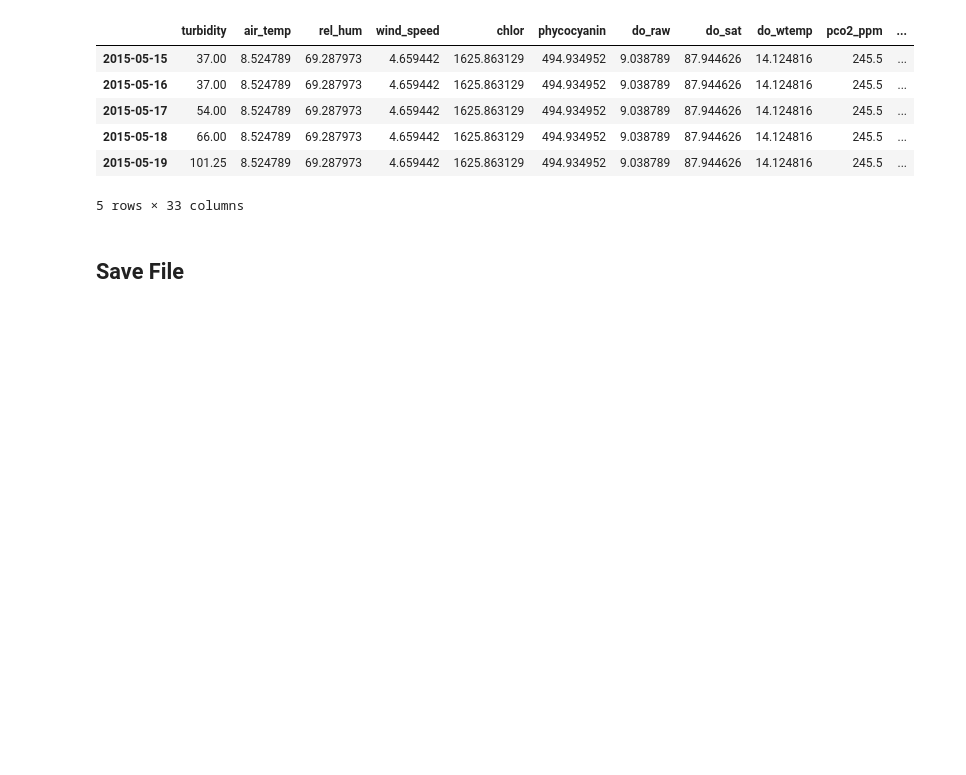
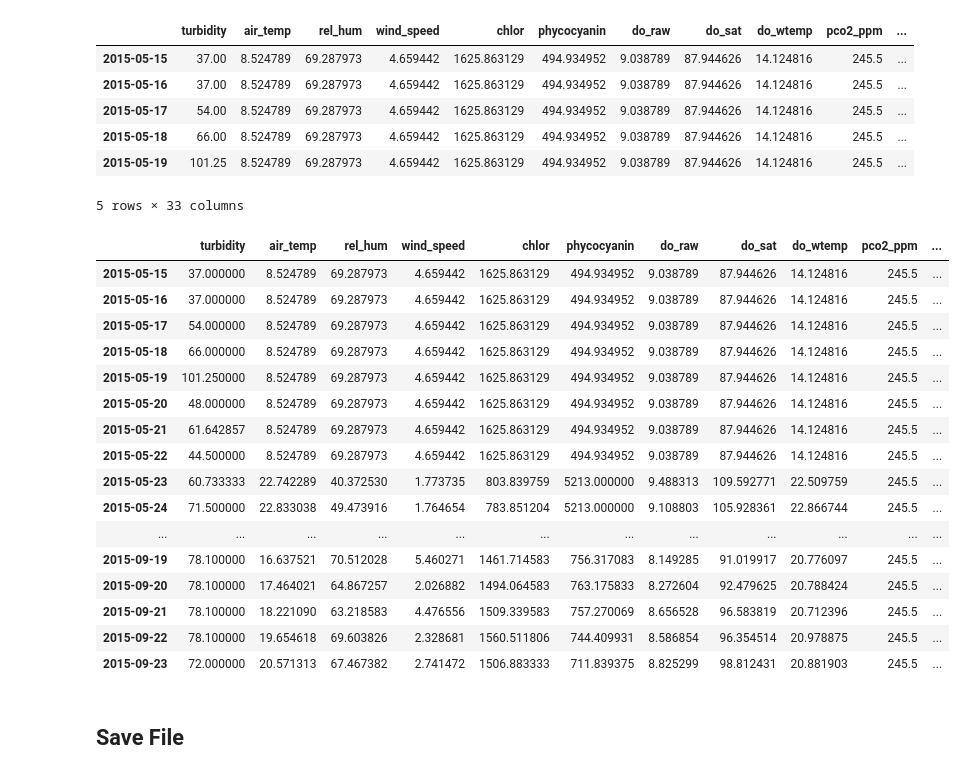
Before and after one commit to acnagle/CLA-Project, a Jupyter notebook: Code/Data.ipynb, the cells around one changed output. Saved outputs shown, nothing was run; the diff lists cells and outputs as text; code cells hidden in the pictures; blank space fills up the shorter version.

```diff
--- a/Code/Data.ipynb
+++ b/Code/Data.ipynb
@@ -350,6 +352,27 @@ data.head()
 | 2015-05-18 | 66.00 | 8.524789 | 69.287973 | 4.659442 | 1625.863129 | 494.934952 | 9.038789 | 87.944626 | 14.124816 | 245.5 | ... |
 | 2015-05-19 | 101.25 | 8.524789 | 69.287973 | 4.659442 | 1625.863129 | 494.934952 | 9.038789 | 87.944626 | 14.124816 | 245.5 | ... |
 5 rows × 33 columns
+# %%
+with pd.option_context('display.max_rows', None, 'display.max_columns', None):  # more options can be specified also
+    display(data['2015'])
+# %% [output]
+|  | turbidity | air_temp | rel_hum | wind_speed | chlor | phycocyanin | do_raw | do_sat | do_wtemp | pco2_ppm | ... |
+| 2015-05-15 | 37.000000 | 8.524789 | 69.287973 | 4.659442 | 1625.863129 | 494.934952 | 9.038789 | 87.944626 | 14.124816 | 245.5 | ... |
+| 2015-05-16 | 37.000000 | 8.524789 | 69.287973 | 4.659442 | 1625.863129 | 494.934952 | 9.038789 | 87.944626 | 14.124816 | 245.5 | ... |
+| 2015-05-17 | 54.000000 | 8.524789 | 69.287973 | 4.659442 | 1625.863129 | 494.934952 | 9.038789 | 87.944626 | 14.124816 | 245.5 | ... |
+| 2015-05-18 | 66.000000 | 8.524789 | 69.287973 | 4.659442 | 1625.863129 | 494.934952 | 9.038789 | 87.944626 | 14.124816 | 245.5 | ... |
+| 2015-05-19 | 101.250000 | 8.524789 | 69.287973 | 4.659442 | 1625.863129 | 494.934952 | 9.038789 | 87.944626 | 14.124816 | 245.5 | ... |
+| 2015-05-20 | 48.000000 | 8.524789 | 69.287973 | 4.659442 | 1625.863129 | 494.934952 | 9.038789 | 87.944626 | 14.124816 | 245.5 | ... |
+| 2015-05-21 | 61.642857 | 8.524789 | 69.287973 | 4.659442 | 1625.863129 | 494.934952 | 9.038789 | 87.944626 | 14.124816 | 245.5 | ... |
+| 2015-05-22 | 44.500000 | 8.524789 | 69.287973 | 4.659442 | 1625.863129 | 494.934952 | 9.038789 | 87.944626 | 14.124816 | 245.5 | ... |
+| 2015-05-23 | 60.733333 | 22.742289 | 40.372530 | 1.773735 | 803.839759 | 5213.000000 | 9.488313 | 109.592771 | 22.509759 | 245.5 | ... |
+| 2015-05-24 | 71.500000 | 22.833038 | 49.473916 | 1.764654 | 783.851204 | 5213.000000 | 9.108803 | 105.928361 | 22.866744 | 245.5 | ... |
+| ... | ... | ... | ... | ... | ... | ... | ... | ... | ... | ... | ... |
+| 2015-09-19 | 78.100000 | 16.637521 | 70.512028 | 5.460271 | 1461.714583 | 756.317083 | 8.149285 | 91.019917 | 20.776097 | 245.5 | ... |
+| 2015-09-20 | 78.100000 | 17.464021 | 64.867257 | 2.026882 | 1494.064583 | 763.175833 | 8.272604 | 92.479625 | 20.788424 | 245.5 | ... |
+| 2015-09-21 | 78.100000 | 18.221090 | 63.218583 | 4.476556 | 1509.339583 | 757.270069 | 8.656528 | 96.583819 | 20.712396 | 245.5 | ... |
+| 2015-09-22 | 78.100000 | 19.654618 | 69.603826 | 2.328681 | 1560.511806 | 744.409931 | 8.586854 | 96.354514 | 20.978875 | 245.5 | ... |
+| 2015-09-23 | 72.000000 | 20.571313 | 67.467382 | 2.741472 | 1506.883333 | 711.839375 | 8.825299 | 98.812431 | 20.881903 | 245.5 | ... |
 # %% [markdown]
 ## Save File
 # %%
```
Also changed, not shown: parts of 3 cells of this notebook.
